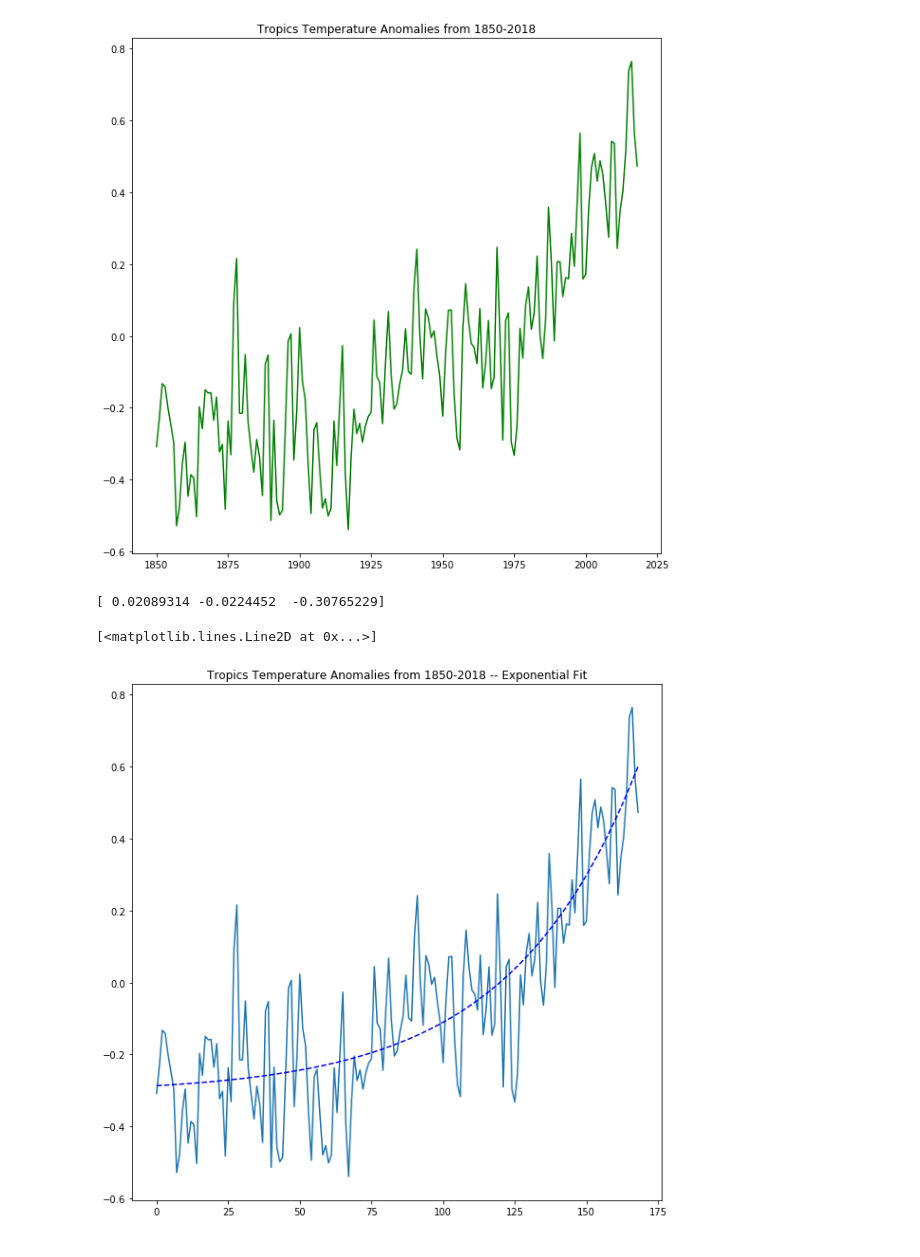
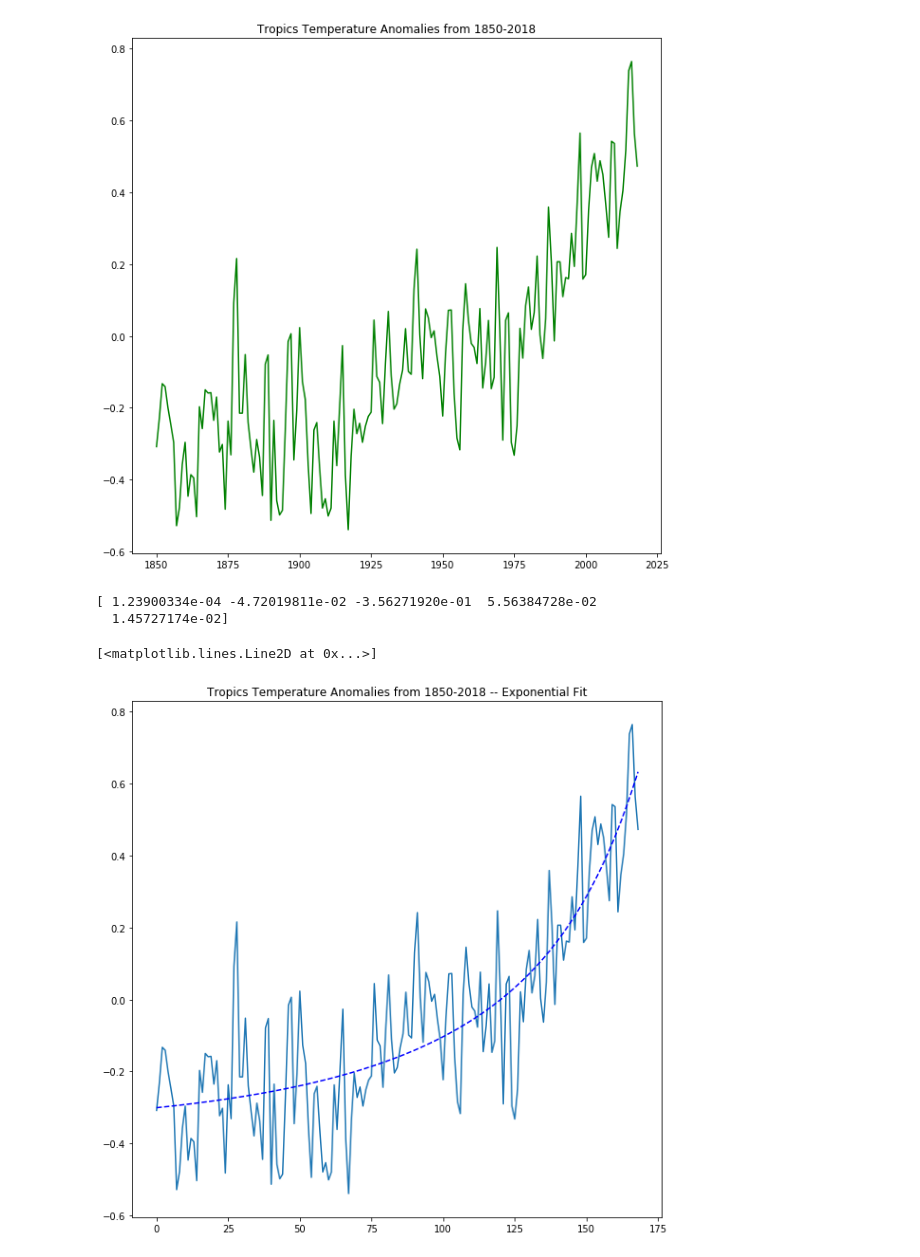
Before and after one commit to laurendiaz/climate-change, a Jupyter notebook: Climate Change Playground.ipynb, the cells around one changed output. Drawn from its saved outputs; the diff is of its cells as text; code cells hidden in the pictures.

```diff
--- a/Climate Change Playground.ipynb
+++ b/Climate Change Playground.ipynb
@@ -10,7 +10,7 @@ import math
 anom=pd.read_csv('temperature-anomaly.csv')
 anom.drop(['Code'],axis=1,inplace=True)
 
-globe=anom.loc[lambda anom: anom['Entity'] == 'Global']
+globe=anom
 
 #1850-1900
 a=0
@@ -290,15 +295,15 @@ from scipy.optimize import curve_fit
 fig,ax=plt.subplots(nrows=1,ncols=1,figsize=(10,10))
 ax.set_title('Northern Hemisphere Temperature Anomalies from 1850-2018 -- Exponential Fit')
 
-def func(x,a,b,c):
-    return a*np.exp(-b*x)+c
+def func(x,a,b,c,d,f,g):
+    return a*np.exp(-b*x)+c+(d*np.exp(f*x))+(g*x)
 
 startyear=1850
 endyear=2019
 list1=np.arange(0,(endyear-startyear),1)
 
 popt,pcov=curve_fit(func,list1,
-                    nh['Median (℃)'].values.tolist(),p0=(1,1e-6,1))
+                    nh['Median (℃)'].values.tolist(),p0=(1,1e-6,1,1,1e-1,.5))
 print(popt)
 plt.plot(list1,nh['Median (℃)'], '-')
 plt.plot(list1,func(list1, *popt),'b--')
@@ -336,15 +347,15 @@ from scipy.optimize import curve_fit
 fig,ax=plt.subplots(nrows=1,ncols=1,figsize=(10,10))
 ax.set_title('Southern Hemisphere Temperature Anomalies from 1850-2018 -- Exponential Fit')
 
-def func(x,a,b,c):
-    return a*np.exp(-b*x)+c
+def func(x,a,b,c,d,f):
+    return a*np.exp(-b*x)+c+(d*np.exp(f*x))
 
 startyear=1850
 endyear=2019
 list1=np.arange(0,(endyear-startyear),1)
 
 popt,pcov=curve_fit(func,list1,
-                    sh['Median (℃)'].values.tolist(),p0=(1,1e-7,1))
+                    sh['Median (℃)'].values.tolist(),p0=(1,1e-5,1,1,1e-1))
 print(popt)
 plt.plot(list1,sh['Median (℃)'], '-')
 plt.plot(list1,func(list1, *popt),'b--')
@@ -376,29 +393,30 @@ plt.plot(tropics['Year'],tropics['Median (℃)'], 'g-')
 # %%
 
 import matplotlib.pyplot as plt
 from matplotlib import pylab
 import numpy as np
 from scipy.optimize import curve_fit
 
 fig,ax=plt.subplots(nrows=1,ncols=1,figsize=(10,10))
 ax.set_title('Tropics Temperature Anomalies from 1850-2018 -- Exponential Fit')
 
-def func(x,a,b,c):
-    return a*np.exp(-b*x)+c
+def func(x,a,b,c,d,f):
+    return a*np.exp(-b*x)+c+(d*np.exp(f*x))
 
 startyear=1850
 endyear=2019
 list1=np.arange(0,(endyear-startyear),1)
 
 popt,pcov=curve_fit(func,list1,
-                    tropics['Median (℃)'].values.tolist(),p0=(1,1e,1))
+                    tropics['Median (℃)'].values.tolist(),p0=(1,1e-8,1,1,1e-7))
 print(popt)
 plt.plot(list1,tropics['Median (℃)'], '-')
 plt.plot(list1,func(list1, *popt),'b--')
 # %% [output]
-[ 0.02089314 -0.0224452  -0.30765229]
+[ 1.23900334e-04 -4.72019811e-02 -3.56271920e-01  5.56384728e-02
+  1.45727174e-02]
 [<matplotlib.lines.Line2D at 0x...>]
-[figure, old version]
+[figure, new version]
 # %%
 import statsmodels
 import seaborn as sns
```
Also changed, not shown: parts of 9 cells of this notebook.
